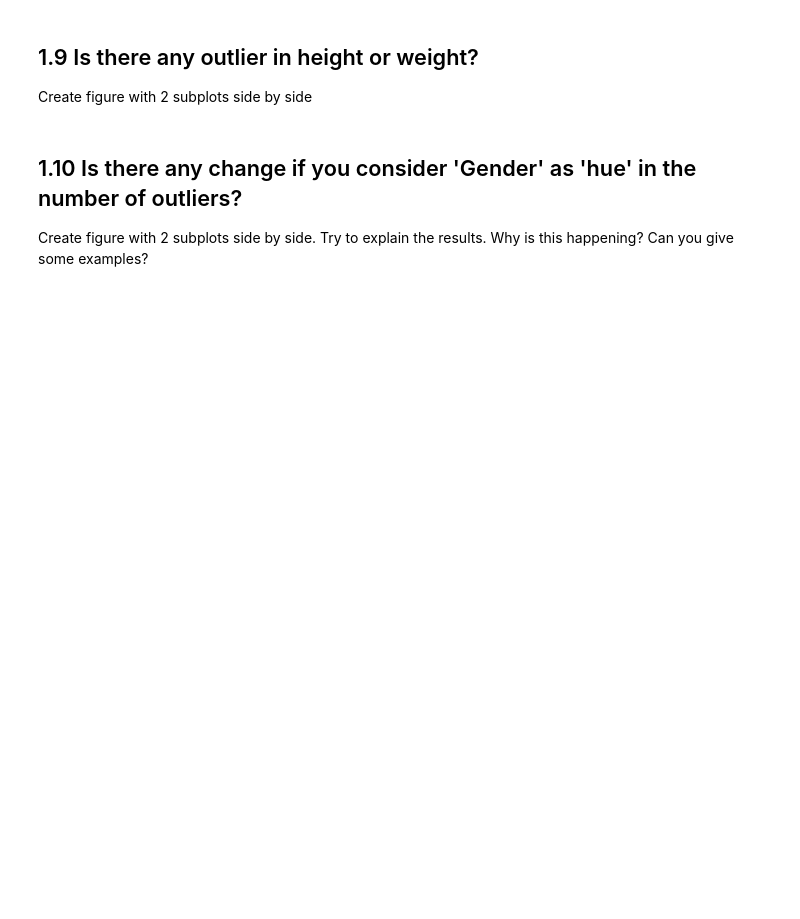
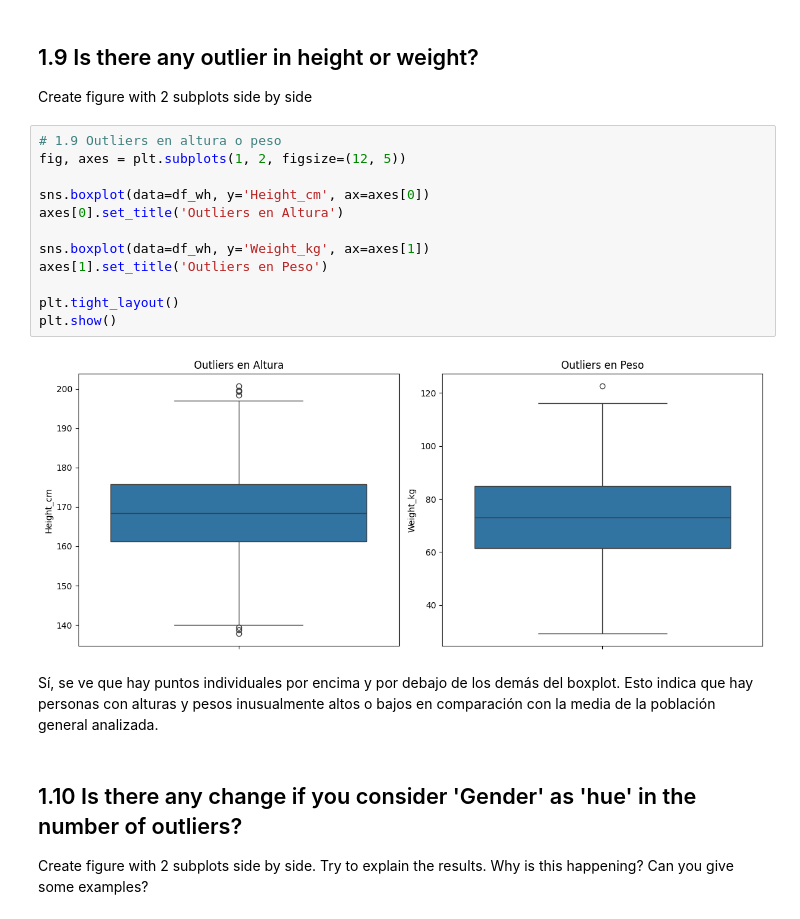
Before and after one commit to GaelDiazLopez-Edu/Task_2.1_Visualization, a Jupyter notebook: plot_distribution_exercise.ipynb, the cells around one changed output. Saved outputs shown, nothing was run; the diff lists cells and outputs as text; blank space fills up the shorter version.

```diff
--- a/plot_distribution_exercise.ipynb
+++ b/plot_distribution_exercise.ipynb
@@ -157,6 +196,22 @@ Which one do you think is better and why?
 ## 1.9 Is there any outlier in height or weight?
 
 Create figure with 2 subplots side by side
+# %%
+# 1.9 Outliers en altura o peso
+fig, axes = plt.subplots(1, 2, figsize=(12, 5))
+
+sns.boxplot(data=df_wh, y='Height_cm', ax=axes[0])
+axes[0].set_title('Outliers en Altura')
+
+sns.boxplot(data=df_wh, y='Weight_kg', ax=axes[1])
+axes[1].set_title('Outliers en Peso')
+
+plt.tight_layout()
+plt.show()
+# %% [output]
+[figure, added]
+# %% [markdown]
+Sí, se ve que hay puntos individuales por encima y por debajo de los demás del boxplot. Esto indica que hay personas con alturas y pesos inusualmente altos o bajos en comparación con la media de la población general analizada.
 # %% [markdown]
 ## 1.10 Is there any change if you consider 'Gender' as 'hue' in the number of outliers?
 
```
Also changed, not shown: parts of 5 cells of this notebook.
